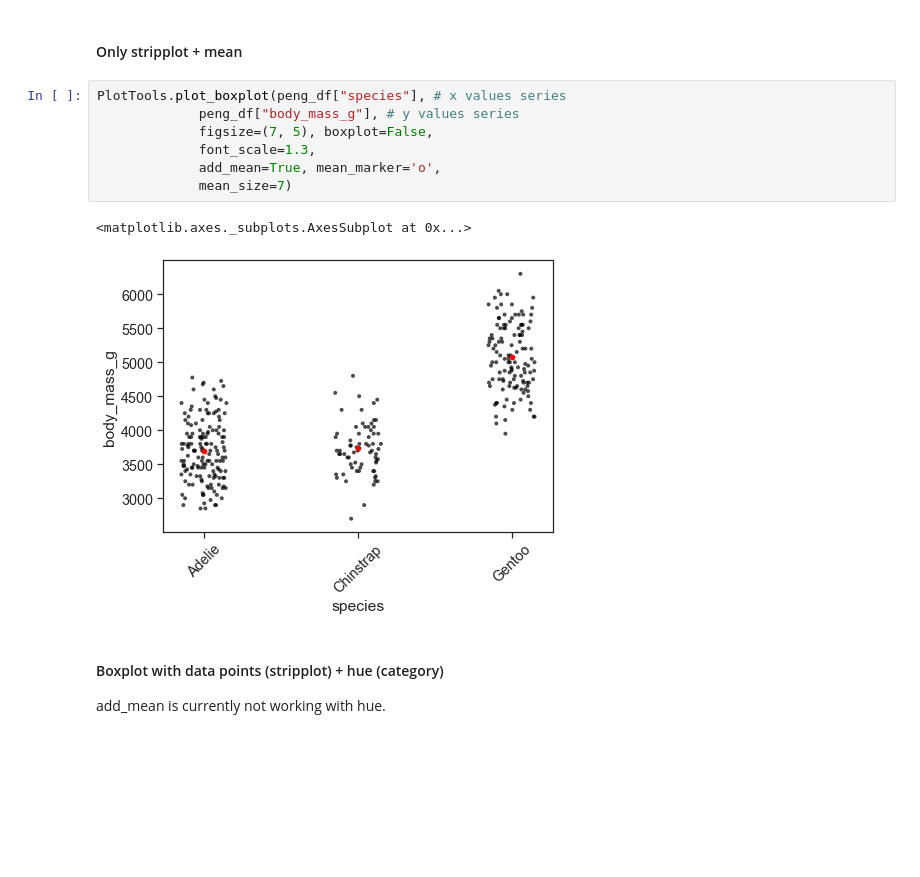
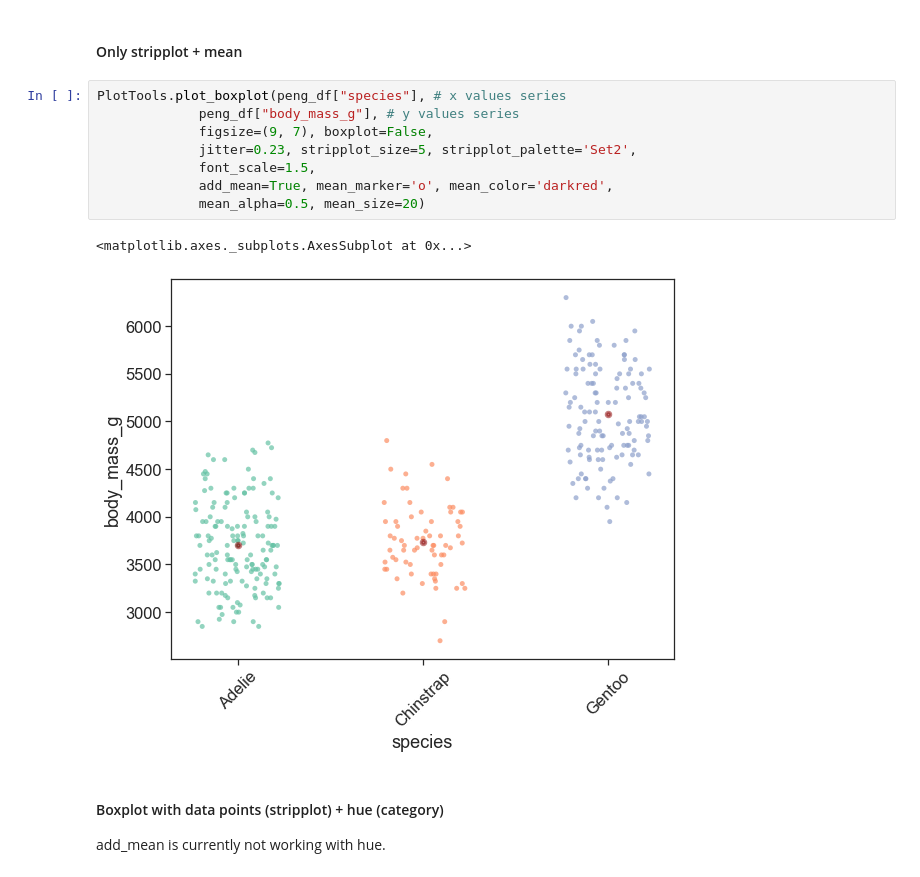
Before and after one commit to liel-cohen/LielTools, a Jupyter notebook: plots_examp.ipynb, the cells around one changed output. Saved outputs shown, nothing was run; the diff lists cells and outputs as text; blank space fills up the shorter version.

```diff
--- a/plots_examp.ipynb
+++ b/plots_examp.ipynb
@@ -251,13 +263,14 @@ PlotTools.plot_boxplot(peng_df["species"], # x values series
 # %%
 PlotTools.plot_boxplot(peng_df["species"], # x values series
              peng_df["body_mass_g"], # y values series
-             figsize=(7, 5), boxplot=False,
-             font_scale=1.3,
-             add_mean=True, mean_marker='o',
-             mean_size=7)
+             figsize=(9, 7), boxplot=False,
+             jitter=0.23, stripplot_size=5, stripplot_palette='Set2',
+             font_scale=1.5,
+             add_mean=True, mean_marker='o', mean_color='darkred',
+             mean_alpha=0.5, mean_size=20)
 # %% [output]
 <matplotlib.axes._subplots.AxesSubplot at 0x...>
-[figure, old version]
+[figure, new version]
 # %% [markdown]
 #### Boxplot with data points (stripplot) + hue (category)
 add_mean is currently not working with hue.
```
Also changed, not shown: parts of 16 cells of this notebook, 1 other file.
